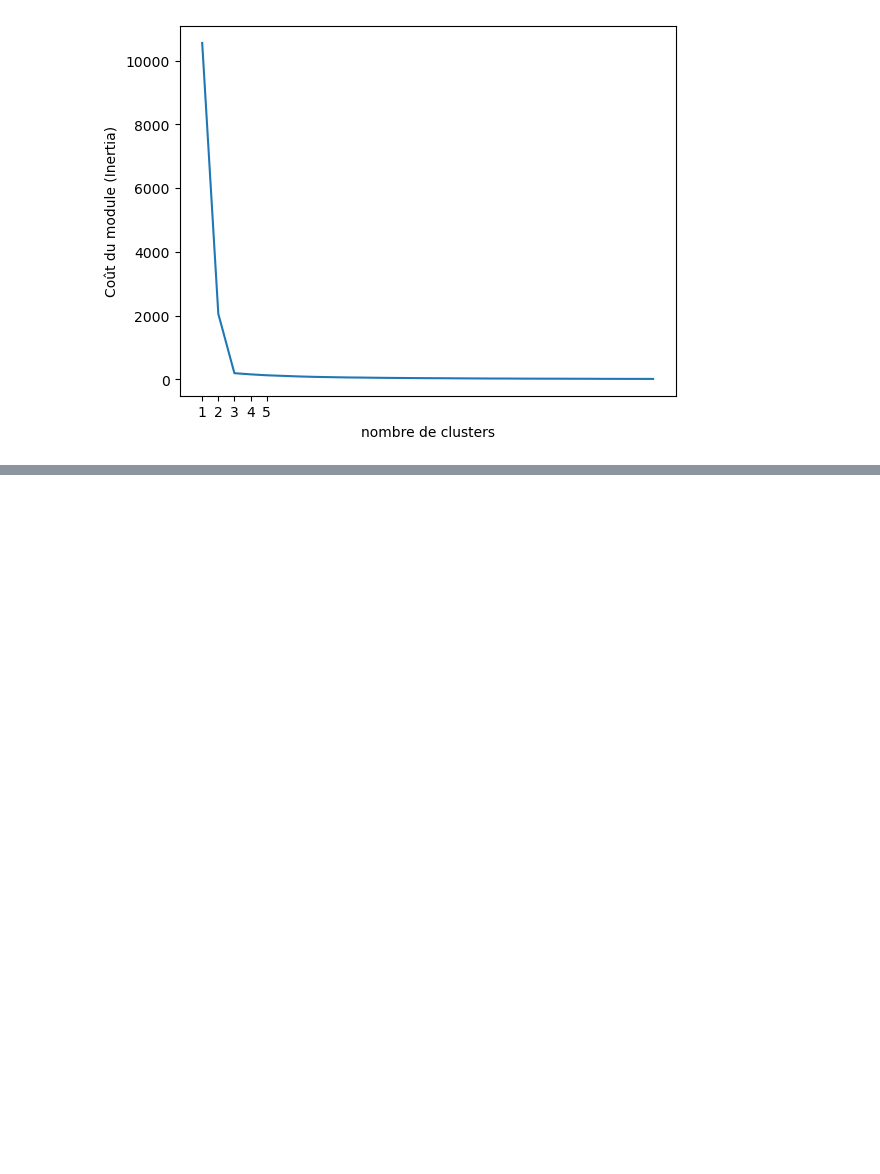
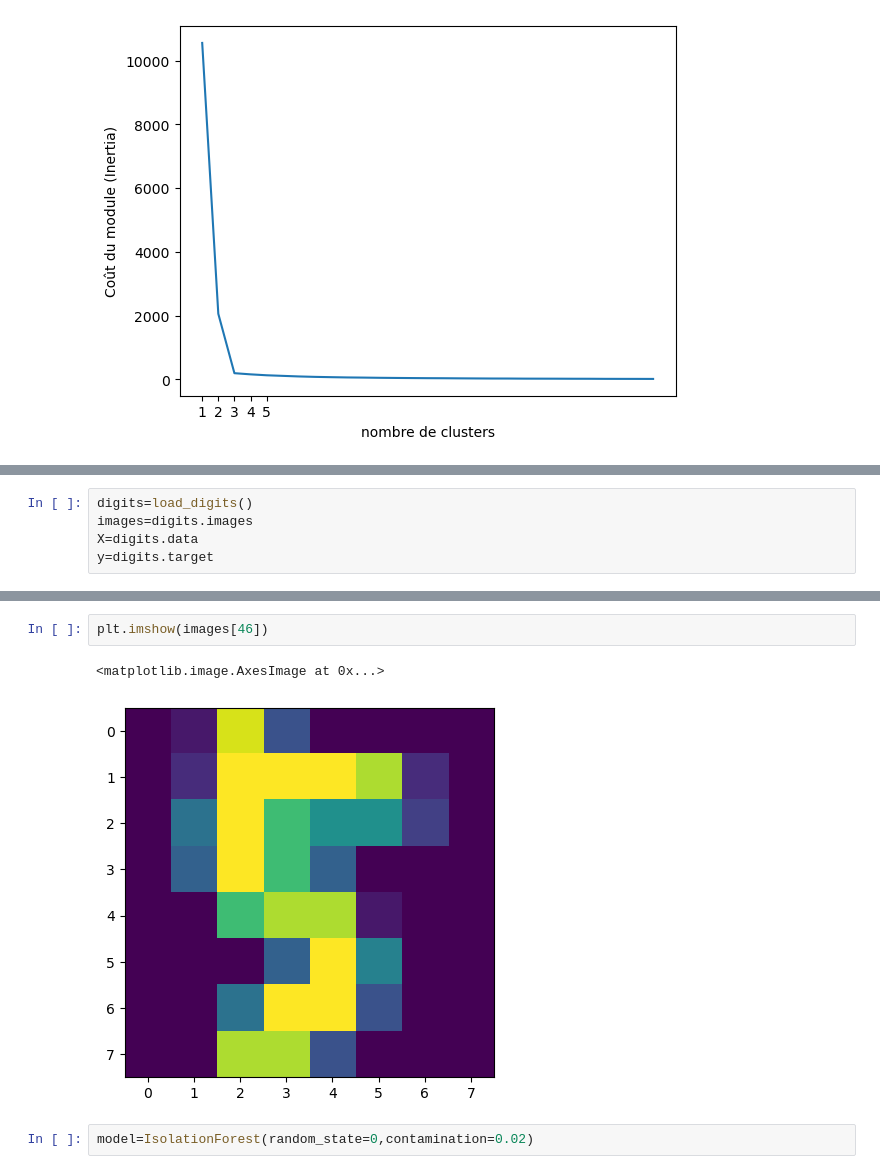
Before and after one commit to Just1919/Formation_Python_For_MachineLearning, a Jupyter notebook: Apprentissage non-supervisé.ipynb, the cells around one changed output, grey strips where cells are left out. Saved outputs shown, nothing was run; the diff lists cells and outputs as text; blank space fills up the shorter version.

```diff
--- a/Apprentissage non-supervisé.ipynb
+++ b/Apprentissage non-supervisé.ipynb
@@ -81,0 +114,5 @@ plt.show()
+# %%
+digits=load_digits()
+images=digits.images
+X=digits.data
+y=digits.target
@@ -81,0 +123,7 @@ plt.show()
+# %%
+plt.imshow(images[46])
+# %% [output]
+<matplotlib.image.AxesImage at 0x...>
+[figure, added]
+# %%
+model=IsolationForest(random_state=0,contamination=0.02)
```
Also changed, not shown: parts of 33 cells of this notebook.
